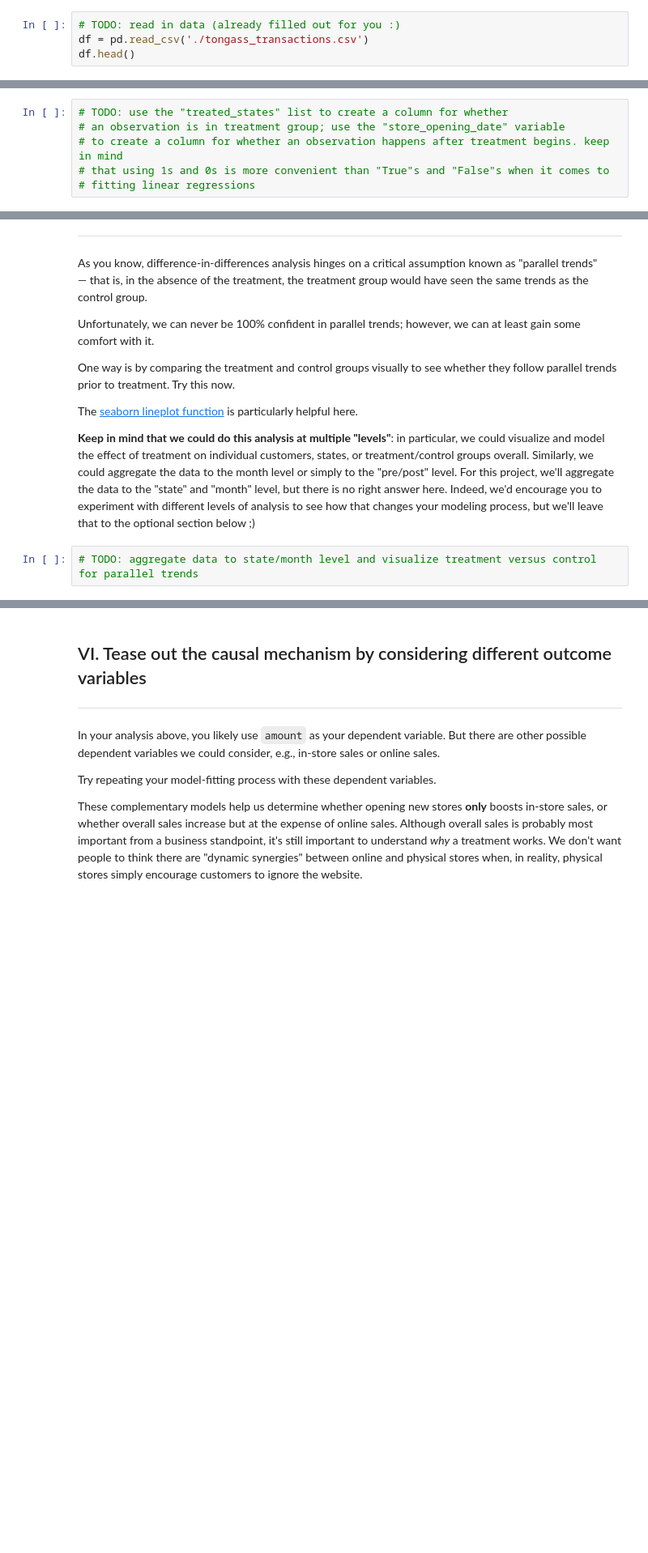
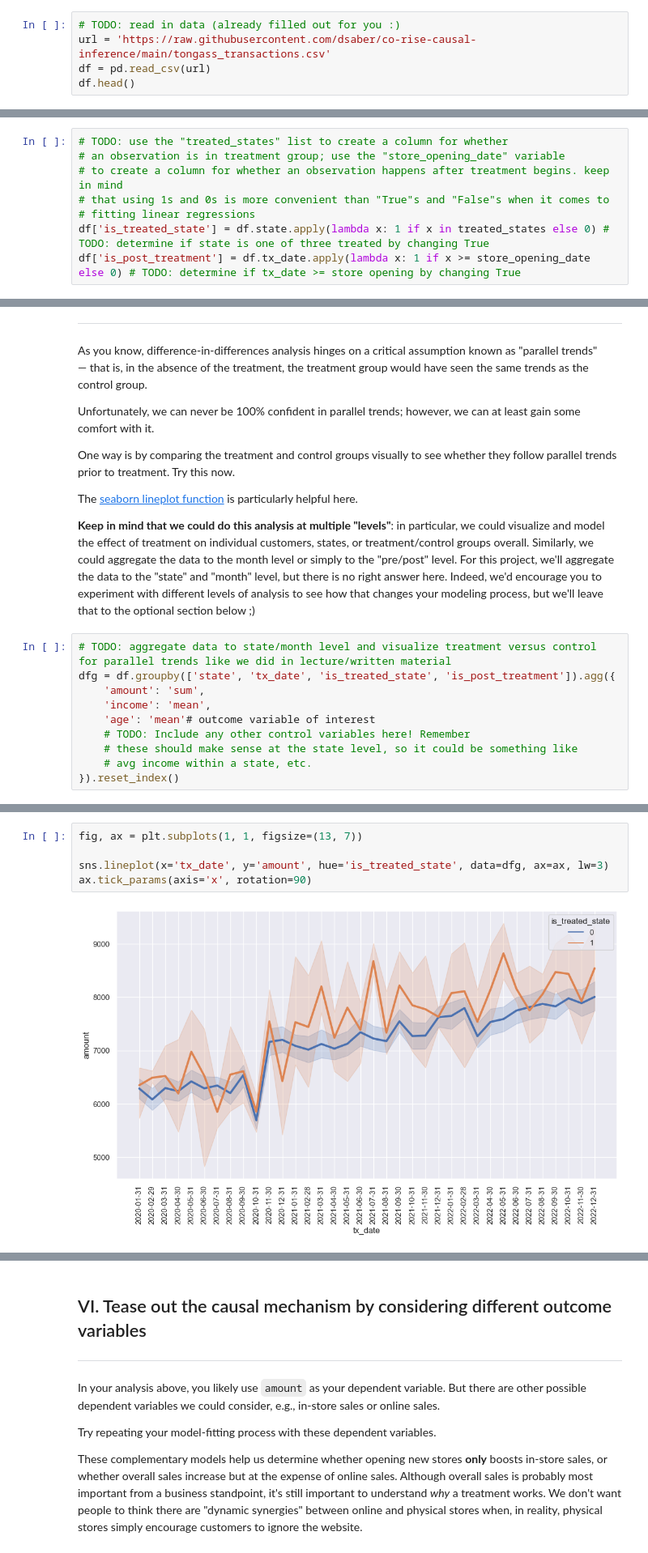
Before and after one commit to chua0332/co-rise-causal-inference, a Jupyter notebook: week3_project.ipynb, the cells around one changed output, grey strips where cells are left out. Shown at 81% size. Saved outputs shown, nothing was run; the diff lists cells and outputs as text; blank space fills up the shorter version.

```diff
--- a/week3_project.ipynb
+++ b/week3_project.ipynb
@@ -89,7 +95,8 @@ Below, we define the fields that are relevant for this week:
 **NOTE**: If we don't mention a field above, then it won't be relevant for this week :)
 # %%
 # TODO: read in data (already filled out for you :)
-df = pd.read_csv('./tongass_transactions.csv')
+url = 'https://raw.githubusercontent.com/dsaber/co-rise-causal-inference/main/tongass_transactions.csv'
+df = pd.read_csv(url)
 df.head()
 # %% [output]
 |  | customer_id | age | income | state | received_re | received_in_store_re | distance | index | ... |
@@ -116,6 +143,8 @@ store_opening_date = '2021-03-31' # stores open during this month
 # to create a column for whether an observation happens after treatment begins. keep in mind
 # that using 1s and 0s is more convenient than "True"s and "False"s when it comes to
 # fitting linear regressions
+df['is_treated_state'] = df.state.apply(lambda x: 1 if x in treated_states else 0) # TODO: determine if state is one of three treated by changing True
+df['is_post_treatment'] = df.tx_date.apply(lambda x: 1 if x >= store_opening_date else 0) # TODO: determine if tx_date >= store opening by changing True
 # %% [markdown]
 ## III. Aggregate the data set to the appropriate "level" and vet the parallel trends assumption; this also helps us see if our causal question is worth answering (spoiler: it will be)
 ***
@@ -130,4 +159,12 @@ The [seaborn lineplot function](https://seaborn.pydata.org/generated/seaborn.lin
 
 **Keep in mind that we could do this analysis at multiple "levels"**: in particular, we could visualize and model the effect of treatment on individual customers, states, or treatment/control groups overall. Similarly, we could aggregate the data to the month level or simply to the "pre/post" level. For this project, we'll aggregate the data to the "state" and "month" level, but there is no right answer here. Indeed, we'd encourage you to experiment with different levels of analysis to see how that changes your modeling process, but we'll leave that to the optional section below ;)
 # %%
-# TODO: aggregate data to state/month level and visualize treatment versus control for parallel trends
+# TODO: aggregate data to state/month level and visualize treatment versus control for parallel trends like we did in lecture/written material
+dfg = df.groupby(['state', 'tx_date', 'is_treated_state', 'is_post_treatment']).agg({
+    'amount': 'sum',
+    'income': 'mean',
+    'age': 'mean'# outcome variable of interest
+    # TODO: Include any other control variables here! Remember
+    # these should make sense at the state level, so it could be something like
+    # avg income within a state, etc.
+}).reset_index()
@@ -139,2 +198,9 @@ Woohoo! It's finally time to start modeling. Fit a DD regression using state and
+# %%
+fig, ax = plt.subplots(1, 1, figsize=(13, 7))
+
+sns.lineplot(x='tx_date', y='amount', hue='is_treated_state', data=dfg, ax=ax, lw=3)
+ax.tick_params(axis='x', rotation=90)
+# %% [output]
+[figure, added]
 # %%
 # TODO: fit a difference-in-differences model and interpret the results
```
Also changed, not shown: parts of 25 cells of this notebook.
